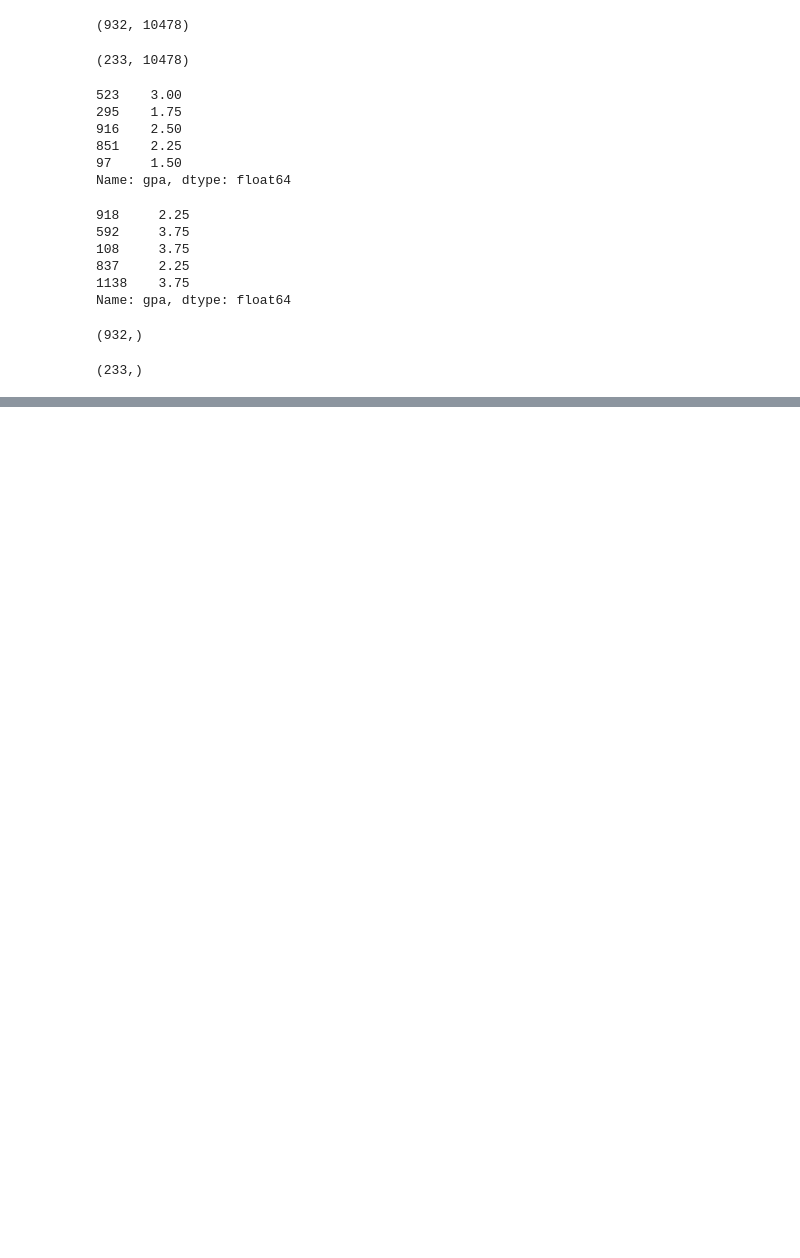
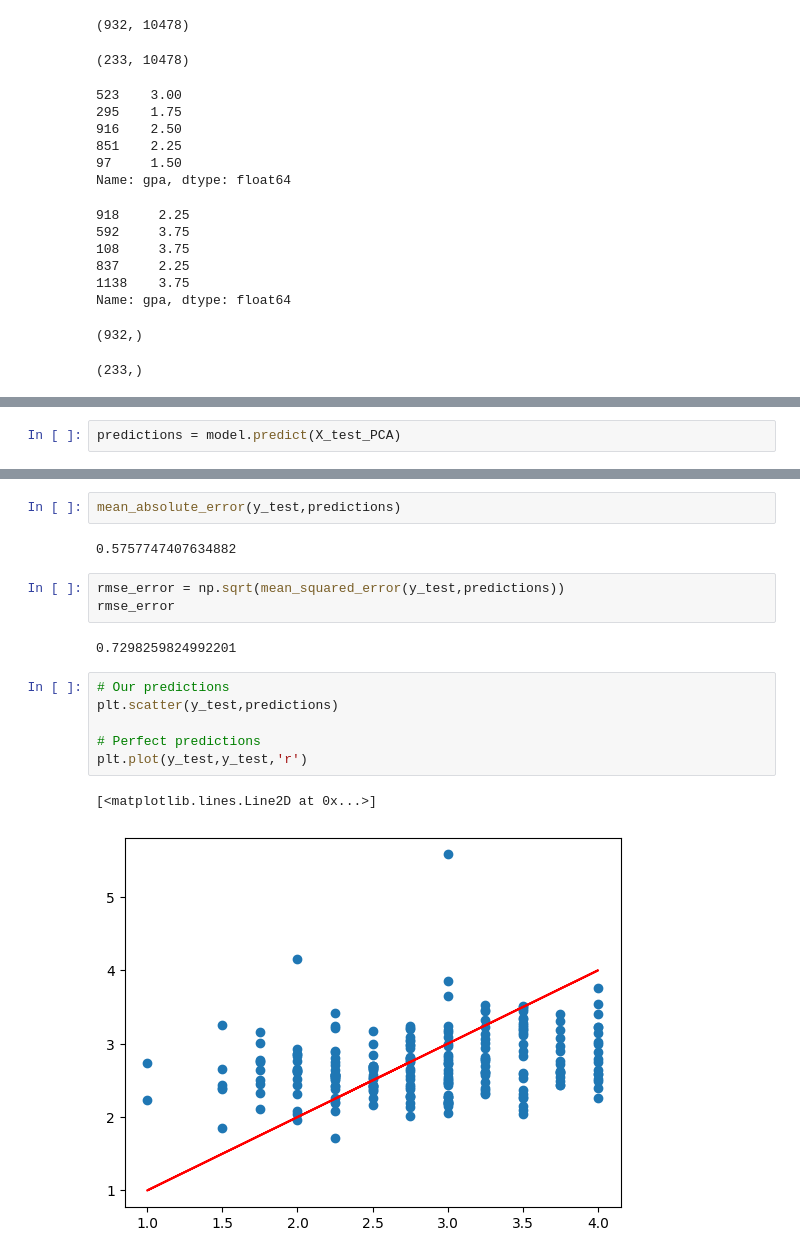
Before and after one commit to vivekkr1809/fragile_family_challenge, a Jupyter notebook: codes/ffchallenge_nb.ipynb, the cells around one changed output, grey strips where cells are left out. Saved outputs shown, nothing was run; the diff lists cells and outputs as text; blank space fills up the shorter version.

```diff
--- a/codes/ffchallenge_nb.ipynb
+++ b/codes/ffchallenge_nb.ipynb
@@ -236,0 +383,2 @@ plt.plot(np.linspace(y_min, y_max, 100), np.linspace(y_min, y_max, 100), c='k',
+# %%
+predictions = model.predict(X_test_PCA)
@@ -236,0 +387,18 @@ plt.plot(np.linspace(y_min, y_max, 100), np.linspace(y_min, y_max, 100), c='k',
+# %%
+mean_absolute_error(y_test,predictions)
+# %% [output]
+0.5757747407634882
+# %%
+rmse_error = np.sqrt(mean_squared_error(y_test,predictions))
+rmse_error
+# %% [output]
+0.7298259824992201
+# %%
+# Our predictions
+plt.scatter(y_test,predictions)
+
+# Perfect predictions
+plt.plot(y_test,y_test,'r')
+# %% [output]
+[<matplotlib.lines.Line2D at 0x...>]
+[figure, added]
```
Also changed, not shown: parts of 35 cells of this notebook.
